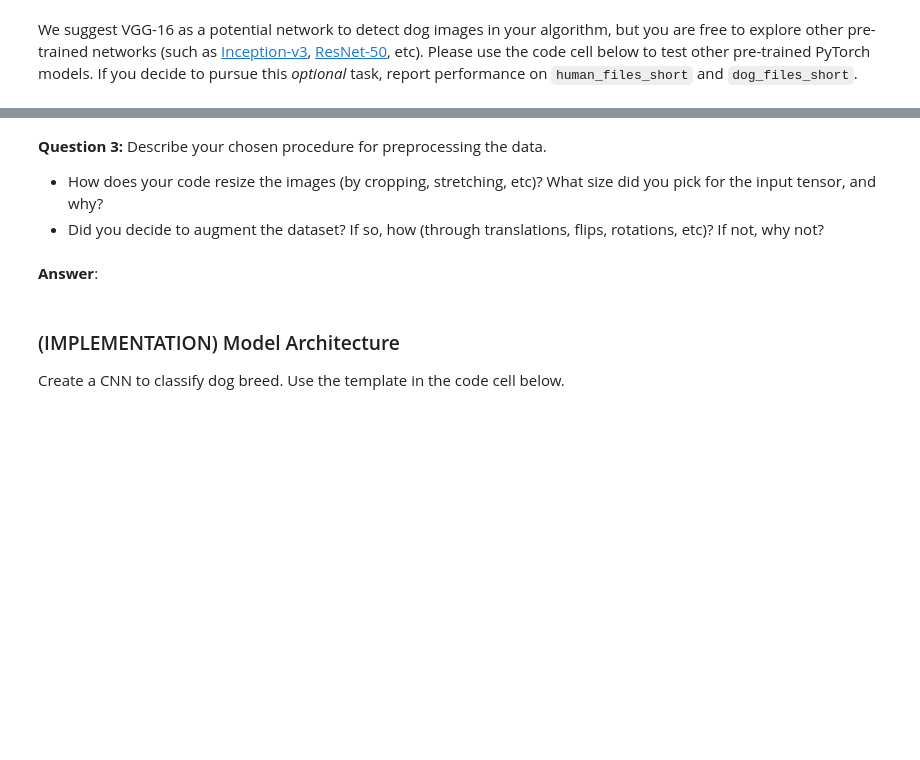
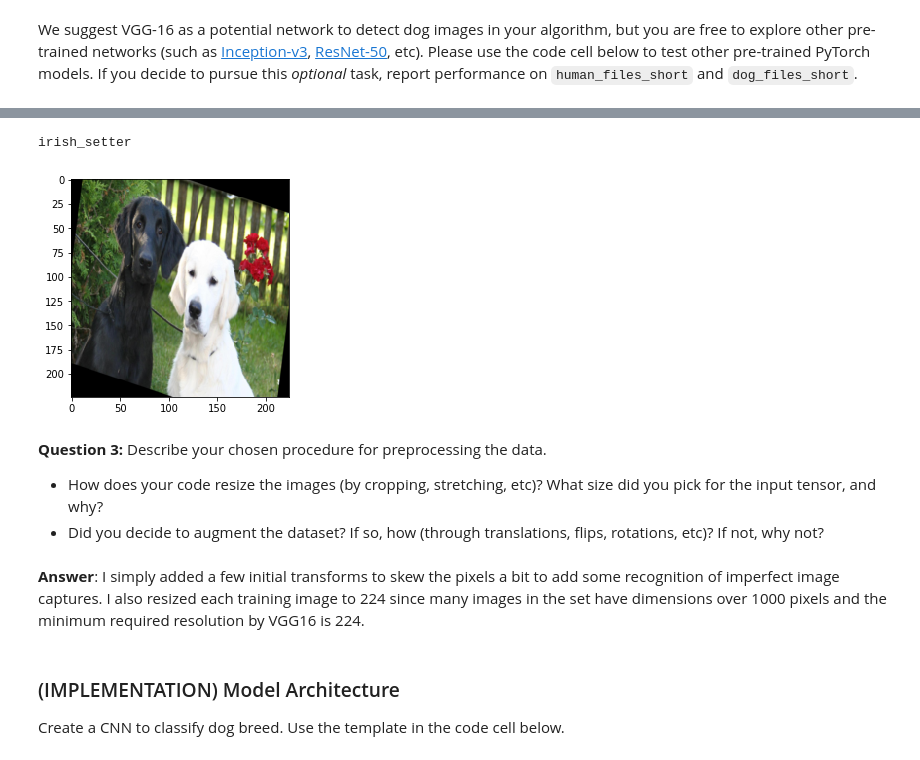
Before and after one commit to udacity/deep-learning-v2-pytorch, a Jupyter notebook: project-dog-classification/dog_app_solution.ipynb, the cells around one changed output, grey strips where cells are left out. Drawn from its saved outputs; the diff is of its cells as text; code cells hidden in the pictures; blank space fills up the shorter version.

```diff
--- a/project-dog-classification/dog_app_solution.ipynb
+++ b/project-dog-classification/dog_app_solution.ipynb
@@ -357,9 +438,20 @@ from torchvision import datasets
+# %%
+import matplotlib.pyplot as plt
+%matplotlib inline
+
+images, labels = next(iter(loader_train))
+plt.imshow(np.transpose(images[0].numpy()/2 + 0.5, (1, 2, 0)))
+
+print(classes[labels[0]])
+# %% [output]
+irish_setter
+[figure, added]
 # %% [markdown]
 **Question 3:** Describe your chosen procedure for preprocessing the data.
 - How does your code resize the images (by cropping, stretching, etc)?  What size did you pick for the input tensor, and why?
 - Did you decide to augment the dataset?  If so, how (through translations, flips, rotations, etc)?  If not, why not?
-# %% [markdown]
-**Answer**:
+# %% [markdown]
+**Answer**: I simply added a few initial transforms to skew the pixels a bit to add some recognition of imperfect image captures. I also resized each training image to 224 since many images in the set have dimensions over 1000 pixels and the minimum required resolution by VGG16 is 224.
 # %% [markdown]
 ### (IMPLEMENTATION) Model Architecture
 
```
Also changed, not shown: parts of 25 cells of this notebook.
